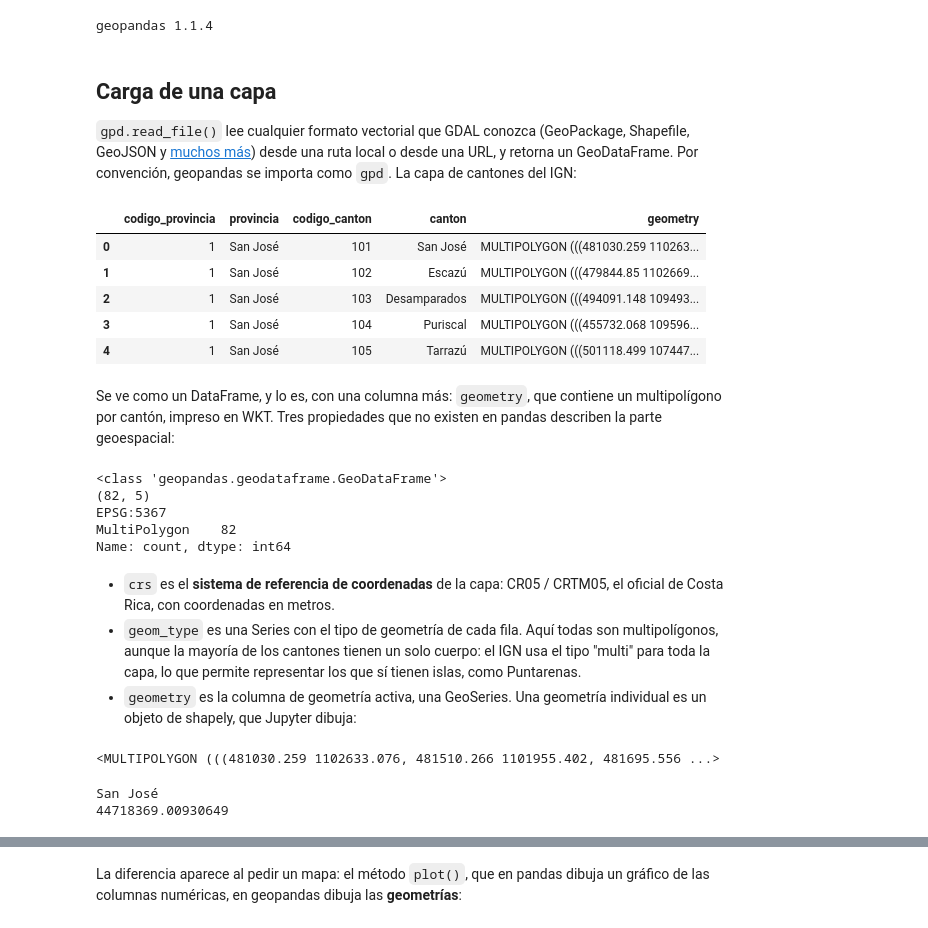
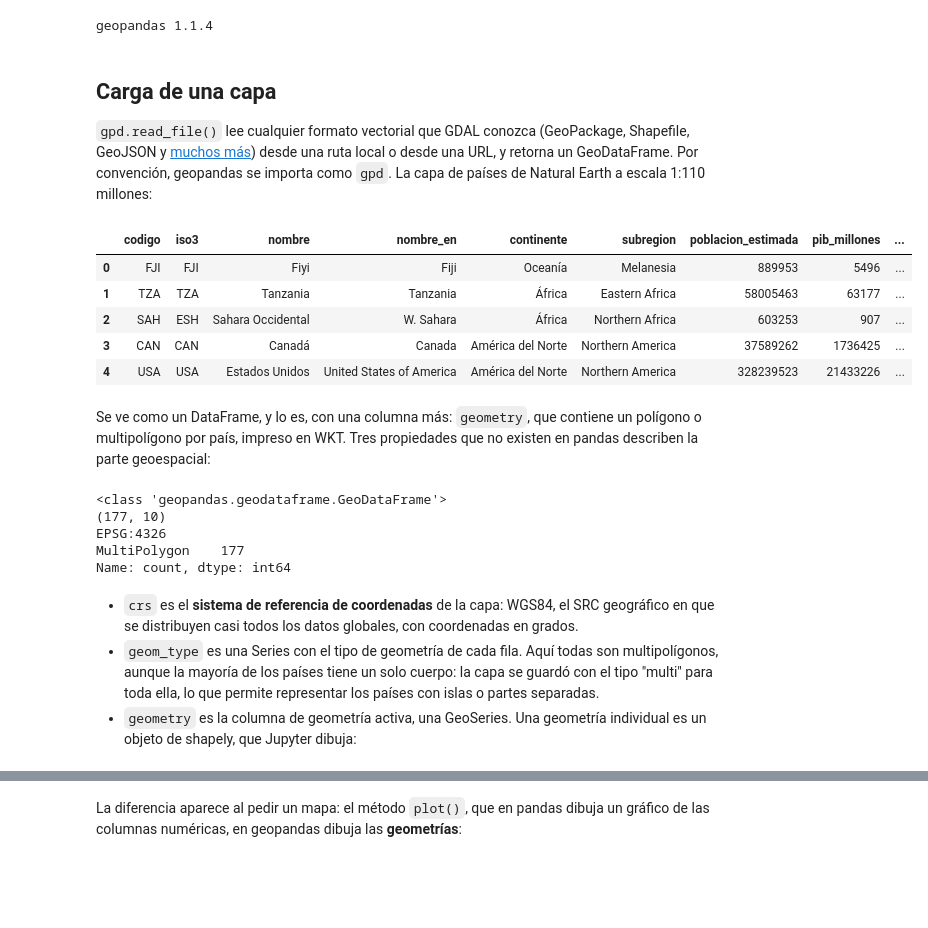
Before and after one commit to gf0657-programacionsig/2026-ii, a Jupyter notebook: contenidos/iv-procesamiento-datos-geoespaciales/17-geopandas-datos-vectoriales.ipynb, the cells around one changed output, grey strips where cells are left out. Saved outputs shown, nothing was run; the diff lists cells and outputs as text; code cells hidden in the pictures; blank space fills up the shorter version.

```diff
--- a/contenidos/iv-procesamiento-datos-geoespaciales/17-geopandas-datos-vectoriales.ipynb
+++ b/contenidos/iv-procesamiento-datos-geoespaciales/17-geopandas-datos-vectoriales.ipynb
@@ -43,8 +43,8 @@ import matplotlib.pyplot as plt
 from matplotlib.colors import LogNorm, TwoSlopeNorm
 
 # Direcciones de los directorios de datos en el repositorio del curso
-DATOS_IGN = "https://raw.githubusercontent.com/gf0657-programacionsig/2026-ii/main/datos/ign"
-DATOS_INEC = "https://raw.githubusercontent.com/gf0657-programacionsig/2026-ii/main/datos/inec"
+DATOS_NE = "https://raw.githubusercontent.com/gf0657-programacionsig/2026-ii/main/datos/natural-earth"
+DATOS_BM = "https://raw.githubusercontent.com/gf0657-programacionsig/2026-ii/main/datos/banco-mundial"
 
 # Colores de los cuadernos anteriores
 AZUL = "#1F77B4"
@@ -56,46 +56,34 @@ geopandas 1.1.4
 # %% [markdown]
 ## Carga de una capa
 
-`gpd.read_file()` lee cualquier formato vectorial que GDAL conozca (GeoPackage, Shapefile, GeoJSON y [muchos más](https://gdal.org/en/stable/drivers/vector/)) desde una ruta local o desde una URL, y retorna un GeoDataFrame. Por convención, geopandas se importa como `gpd`. La capa de cantones del IGN:
+`gpd.read_file()` lee cualquier formato vectorial que GDAL conozca (GeoPackage, Shapefile, GeoJSON y [muchos más](https://gdal.org/en/stable/drivers/vector/)) desde una ruta local o desde una URL, y retorna un GeoDataFrame. Por convención, geopandas se importa como `gpd`. La capa de países de Natural Earth a escala 1:110 millones:
 # %%
-# Capa de cantones del IGN (división territorial de 2011), en formato GeoPackage
-cantones = gpd.read_file(DATOS_IGN + "/cantones-2011.gpkg")
+# Capa de países de Natural Earth (escala 1:110 M), en formato GeoPackage
+paises = gpd.read_file(DATOS_NE + "/paises.gpkg")
 
-cantones.head()
+paises.head()
 # %% [output]
-|  | codigo_provincia | provincia | codigo_canton | canton | geometry |
-| 0 | 1 | San José | 101 | San José | MULTIPOLYGON (((481030.259 110263... |
-| 1 | 1 | San José | 102 | Escazú | MULTIPOLYGON (((479844.85 1102669... |
-| 2 | 1 | San José | 103 | Desamparados | MULTIPOLYGON (((494091.148 109493... |
-| 3 | 1 | San José | 104 | Puriscal | MULTIPOLYGON (((455732.068 109596... |
-| 4 | 1 | San José | 105 | Tarrazú | MULTIPOLYGON (((501118.499 107447... |
+|  | codigo | iso3 | nombre | nombre_en | continente | subregion | poblacion_estimada | pib_millones | ... |
+| 0 | FJI | FJI | Fiyi | Fiji | Oceanía | Melanesia | 889953 | 5496 | ... |
+| 1 | TZA | TZA | Tanzania | Tanzania | África | Eastern Africa | 58005463 | 63177 | ... |
+| 2 | SAH | ESH | Sahara Occidental | W. Sahara | África | Northern Africa | 603253 | 907 | ... |
+| 3 | CAN | CAN | Canadá | Canada | América del Norte | Northern America | 37589262 | 1736425 | ... |
+| 4 | USA | USA | Estados Unidos | United States of America | América del Norte | Northern America | 328239523 | 21433226 | ... |
 # %% [markdown]
-Se ve como un DataFrame, y lo es, con una columna más: `geometry`, que contiene un multipolígono por cantón, impreso en WKT. Tres propiedades que no existen en pandas describen la parte geoespacial:
+Se ve como un DataFrame, y lo es, con una columna más: `geometry`, que contiene un polígono o multipolígono por país, impreso en WKT. Tres propiedades que no existen en pandas describen la parte geoespacial:
 # %%
 # Tipo del objeto, SRC y tipos de geometría
-print(type(cantones))
-print(cantones.shape)
-print(cantones.crs)
-print(cantones.geom_type.value_counts())
+print(type(paises))
+print(paises.shape)
+print(paises.crs)
+print(paises.geom_type.value_counts())
 # %% [output]
 <class 'geopandas.geodataframe.GeoDataFrame'>
-(82, 5)
-EPSG:5367
-MultiPolygon    82
+(177, 10)
+EPSG:4326
+MultiPolygon    177
 Name: count, dtype: int64
 # %% [markdown]
-- `crs` es el **sistema de referencia de coordenadas** de la capa: CR05 / CRTM05, el oficial de Costa Rica, con coordenadas en metros.
-- `geom_type` es una Series con el tipo de geometría de cada fila. Aquí todas son multipolígonos, aunque la mayoría de los cantones tienen un solo cuerpo: el IGN usa el tipo "multi" para toda la capa, lo que permite representar los que sí tienen islas, como Puntarenas.
+- `crs` es el **sistema de referencia de coordenadas** de la capa: WGS84, el SRC geográfico en que se distribuyen casi todos los datos globales, con coordenadas en grados.
+- `geom_type` es una Series con el tipo de geometría de cada fila. Aquí todas son multipolígonos, aunque la mayoría de los países tiene un solo cuerpo: la capa se guardó con el tipo "multi" para toda ella, lo que permite representar los países con islas o partes separadas.
 - `geometry` es la columna de geometría activa, una GeoSeries. Una geometría individual es un objeto de shapely, que Jupyter dibuja:
-# %%
-# La geometría del cantón de la primera fila
-cantones.geometry[0]
-# %% [output]
-<MULTIPOLYGON (((481030.259 1102633.076, 481510.266 1101955.402, 481695.556 ...>
-# %%
-# Nombre, SRC y área (en las unidades del SRC: m²) de esa geometría
-print(cantones.loc[0, "canton"])
-print(cantones.geometry[0].area)
-# %% [output]
-San José
-44718369.00930649
```
Also changed, not shown: parts of 92 cells of this notebook, 2 other files.
